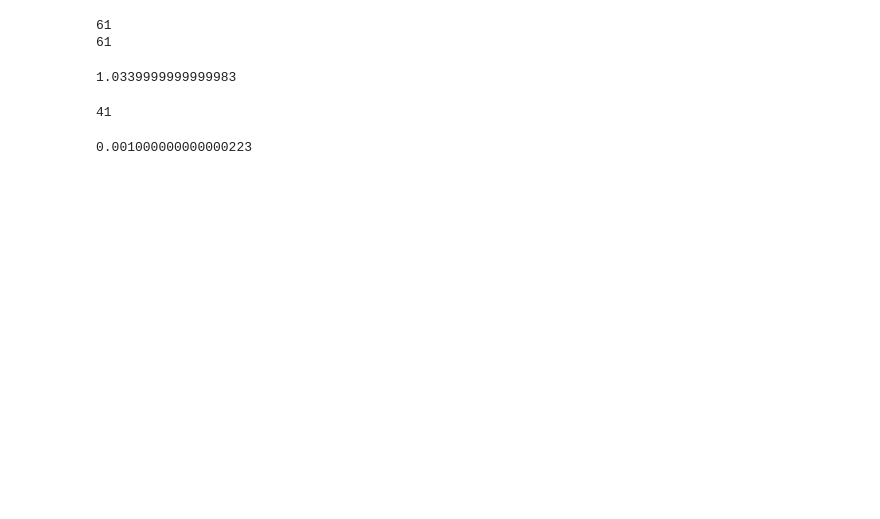
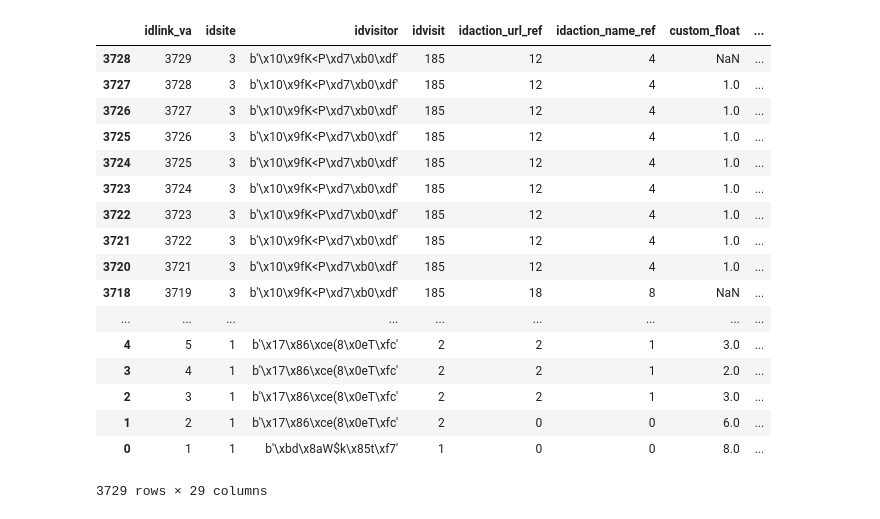
Before and after one commit to zacharyclement/machineLearningFunctions, a Jupyter notebook: databases/Matomo/production/log_link_EDA_16.ipynb, the cells around one changed output. Drawn from its saved outputs; the diff is of its cells as text; code cells hidden in the pictures; blank space fills up the shorter version.

```diff
--- a/databases/Matomo/production/log_link_EDA_16.ipynb
+++ b/databases/Matomo/production/log_link_EDA_16.ipynb
@@ -7,3 +7,5 @@ import matplotlib.pyplot as plt
 import seaborn as sns
 # %%
 conn = db.connect(host='192.168.2.16', port=3306, user='stratagem', passwd='1qaz!QAZ', db='stratagem_matomo')
+# %%
+query = 'SELECT * from matomo_log_link_visit_action'
@@ -10,48 +37,32 @@ conn = db.connect(host='192.168.2.16', port=3306, user='stratagem', passwd='1qaz
 # %%
-query = SELECT matomo_log_link_visit_action.idaction_name,
-               COUNT(matomo_log_link_visit_action.idaction_name) as id_count,
-               matomo_log_action.name,
-               matomo_log_action.type,
-        FROM matomo_log_link_visit_action
-        INNER JOIN matomo_log_action
-        ON matomo_log_link_visit_action.idaction_name = matomo_log_action.idaction
-        GROUP BY idaction_name;
+# query = 'SELECT matomo_log_link_visit_action.idaction_name, \
+#             COUNT(matomo_log_link_visit_action.idaction_name) as id_count, \
+#             matomo_log_action.name, \
+#             matomo_log_action.type, \
+#         FROM matomo_log_link_visit_action \
+#         INNER JOIN matomo_log_action \
+#         ON matomo_log_link_visit_action.idaction_name = matomo_log_action.idaction \
+#         GROUP BY idaction_name'
-# %%
-actions = [4,1,143,145, 134, 59, 36, 103, 46, 19, 91, 8, 133, 123, 106, 54, 29, 42,
-102, 70, 92, 100, 119, 129, 130, 64, 31, 44, 120, 112, 126, 60, 22, 25, 74,
-16, 62, 111, 72, 40, 49, 51, 6, 95, 76, 78, 93, 10, 66, 117, 80, 121, 124,
-53, 127, 97, 131, 68, 135, 140, 113]
-
-proba = [0.2237, 0.1508, 0.0567, 0.0567, 0.0405, 0.0385, 0.0385, 0.0334, 0.0263, 0.0253, 0.0243,
-0.0243, 0.0223, 0.0192, 0.0182, 0.0152, 0.0152, 0.0142, 0.0111, 0.0111, 0.0101, 0.0101,
-0.0091, 0.0091 , 0.0091, 0.0091, 0.0091, 0.0071, 0.0071, 0.0071, 0.0061, 0.0051, 0.0051,
-0.0051, 0.0051, 0.0040, 0.0040, 0.0040, 0.0040, 0.0040, 0.0030, 0.0030, 0.0030, 0.0030,
-0.0020, 0.0020, 0.0020, 0.0020, 0.0020, 0.0020, 0.0010, 0.0010, 0.0010, 0.0010,
-0.0010, 0.0010, 0.0010, 0.0010, 0.0010, 0.0010, 0.001]
-
-print(len(actions))
-print(len(proba))
-# %% [output]
-61
-61
-# %%
-print(sum(proba))
-# %% [output]
-1.0339999999999983
-# %%
-list_ = []
-for x in proba:
-    list_.append(x)
-    if sum(list_) > 1:
-        break
-print(len(list_))
-# %% [output]
-41
-# %%
-proba2 = [0.2237, 0.1508, 0.0567, 0.0567, 0.0405, 0.0385, 0.0385, 0.0334, 0.0263, 0.0253, 0.0243,
-             0.0243, 0.0223, 0.0192, 0.0182, 0.0152, 0.0152, 0.0142, 0.0111, 0.0111, 0.0101, 0.0101,
-             0.0091, 0.0091 , 0.0091, 0.0091, 0.0091, 0.0071, 0.0071, 0.0071, 0.0061, 0.0051, 0.0051,
-             0.0051, 0.0051, 0.0040, 0.0040, 0.0040, 0.0040, 0.0040,]
-print(1- sum(proba2))
-# %% [output]
-0.001000000000000223
+# %%
+df_ = pd.read_sql_query(query, conn)
+# %%
+df_.sort_values(by='server_time', ascending=False)
+# %% [output]
+|  | idlink_va | idsite | idvisitor | idvisit | idaction_url_ref | idaction_name_ref | custom_float | ... |
+| 3728 | 3729 | 3 | b'\x10\x9fK<P\xd7\xb0\xdf' | 185 | 12 | 4 | NaN | ... |
+| 3727 | 3728 | 3 | b'\x10\x9fK<P\xd7\xb0\xdf' | 185 | 12 | 4 | 1.0 | ... |
+| 3726 | 3727 | 3 | b'\x10\x9fK<P\xd7\xb0\xdf' | 185 | 12 | 4 | 1.0 | ... |
+| 3725 | 3726 | 3 | b'\x10\x9fK<P\xd7\xb0\xdf' | 185 | 12 | 4 | 1.0 | ... |
+| 3724 | 3725 | 3 | b'\x10\x9fK<P\xd7\xb0\xdf' | 185 | 12 | 4 | 1.0 | ... |
+| 3723 | 3724 | 3 | b'\x10\x9fK<P\xd7\xb0\xdf' | 185 | 12 | 4 | 1.0 | ... |
+| 3722 | 3723 | 3 | b'\x10\x9fK<P\xd7\xb0\xdf' | 185 | 12 | 4 | 1.0 | ... |
+| 3721 | 3722 | 3 | b'\x10\x9fK<P\xd7\xb0\xdf' | 185 | 12 | 4 | 1.0 | ... |
+| 3720 | 3721 | 3 | b'\x10\x9fK<P\xd7\xb0\xdf' | 185 | 12 | 4 | 1.0 | ... |
+| 3718 | 3719 | 3 | b'\x10\x9fK<P\xd7\xb0\xdf' | 185 | 18 | 8 | NaN | ... |
+| ... | ... | ... | ... | ... | ... | ... | ... | ... |
+| 4 | 5 | 1 | b'\x17\x86\xce(8\x0eT\xfc' | 2 | 2 | 1 | 3.0 | ... |
+| 3 | 4 | 1 | b'\x17\x86\xce(8\x0eT\xfc' | 2 | 2 | 1 | 2.0 | ... |
+| 2 | 3 | 1 | b'\x17\x86\xce(8\x0eT\xfc' | 2 | 2 | 1 | 3.0 | ... |
+| 1 | 2 | 1 | b'\x17\x86\xce(8\x0eT\xfc' | 2 | 0 | 0 | 6.0 | ... |
+| 0 | 1 | 1 | b'\xbd\x8aW$k\x85t\xf7' | 1 | 0 | 0 | 8.0 | ... |
+3729 rows × 29 columns
```
Also changed, not shown: parts of 4 cells of this notebook.
